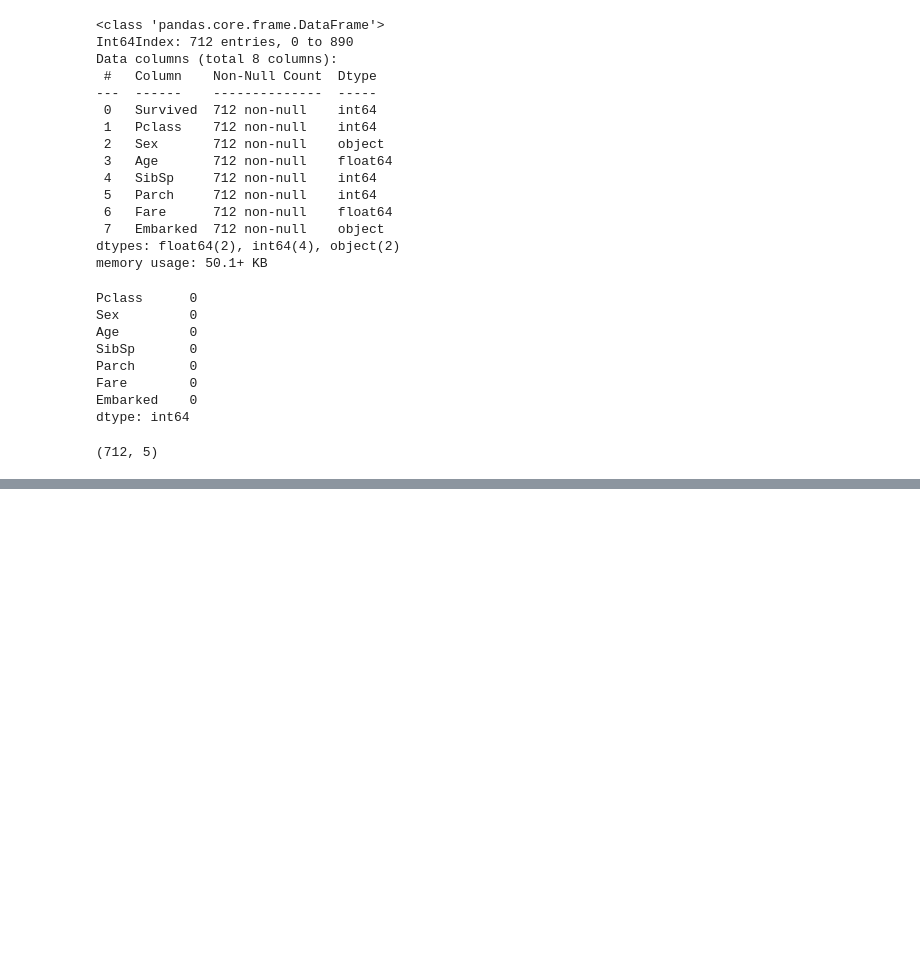
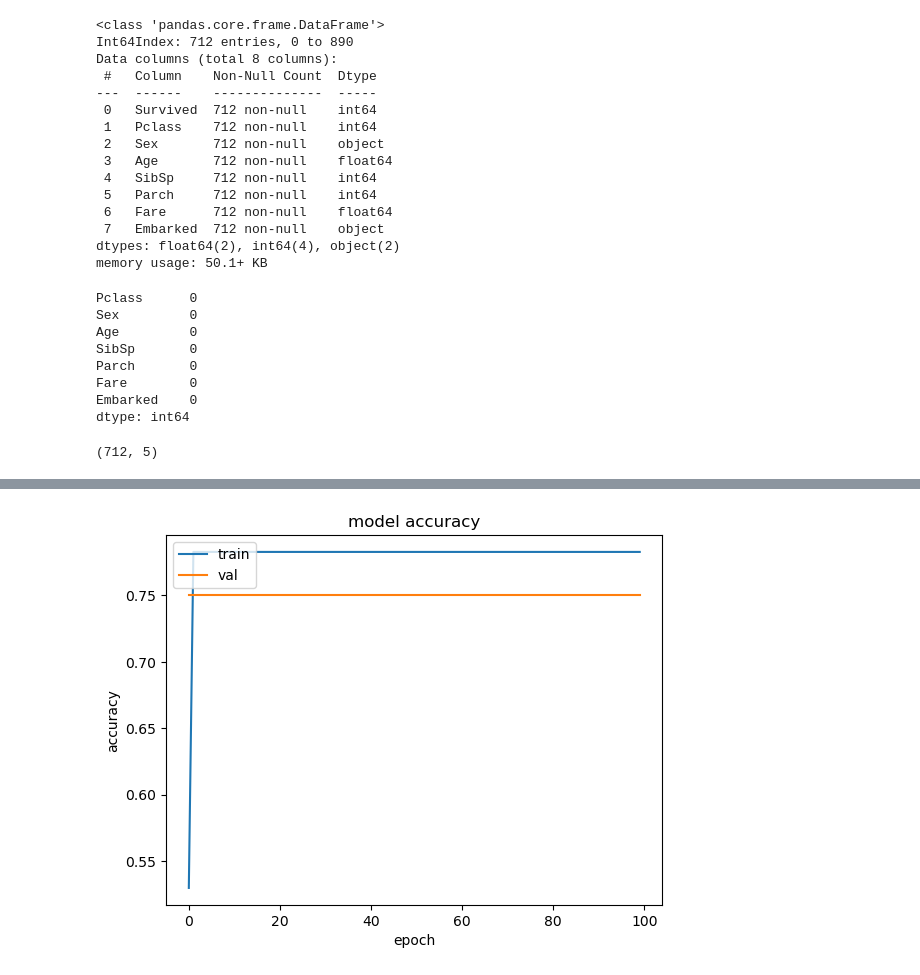
Before and after one commit to Pratikdate/TitanicData_ml_project_, a Jupyter notebook: Jupyter/train_model.ipynb, the cells around one changed output, grey strips where cells are left out. Drawn from its saved outputs; the diff is of its cells as text; code cells hidden in the pictures; blank space fills up the shorter version.

```diff
--- a/Jupyter/train_model.ipynb
+++ b/Jupyter/train_model.ipynb
@@ -207,8 +210 @@ for model_name in model_dict:
 ===================================
-# %%
-tree_model=XGBClassifier()
-tree_model.fit(X_train,y_train)
-
-pre=tree_model.predict(X_test)
-mse,mae,r2_score_,rmse=evaluate_model(y_test,pre)
-mse,mae,r2_score_,rmse
@@ -219,0 +211,24 @@ mse,mae,r2_score_,rmse
+# %%
+from tensorflow import keras
+from tensorflow.keras import layers
+
+
+model = keras.Sequential(
+    [
+        layers.Dense(5, activation="relu", name="layer1"),
+        layers.Dense(3, activation="relu", name="layer2"),
+
+        layers.Dense(1, activation="sigmoid",name="layer3"),
+    ]
+)
+
+
+
+
+lr_schedule = keras.optimizers.schedules.ExponentialDecay(
+    initial_learning_rate=1e-2,
+    decay_steps=1000,
+    decay_rate=0.9)
+model.compile(optimizer = keras.optimizers.Adam(learning_rate=lr_schedule), loss="mse", metrics=["accuracy"])
+
+history=model.fit(X_train,y_train,epochs=100,validation_data=(X_test,y_test),batch_size=30)
@@ -219,0 +253,13 @@ mse,mae,r2_score_,rmse
+# %%
+import keras
+from matplotlib import pyplot as plt
+
+plt.plot(history.history['accuracy'])
+plt.plot(history.history['val_accuracy'])
+plt.title('model accuracy')
+plt.ylabel('accuracy')
+plt.xlabel('epoch')
+plt.legend(['train', 'val'], loc='upper left')
+plt.show()
+# %% [output]
+[figure, added]
```
Also changed, not shown: parts of 8 cells of this notebook.
